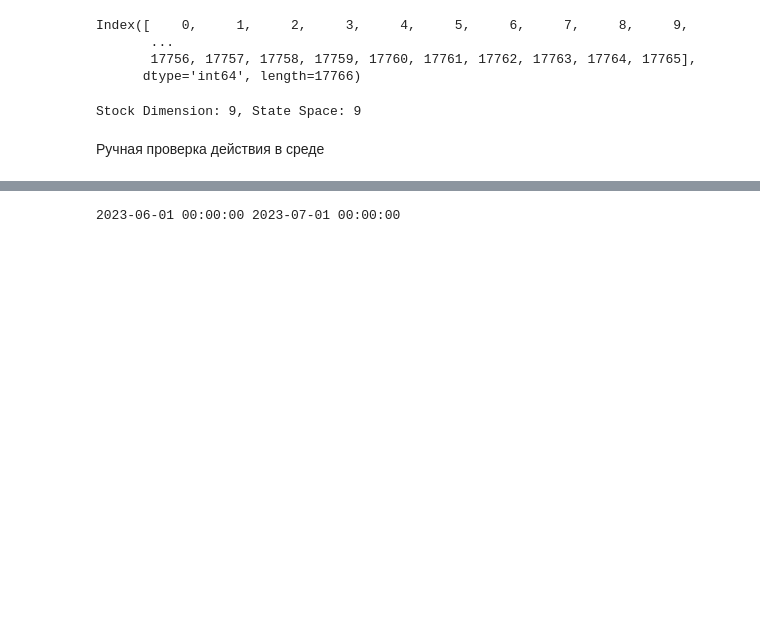
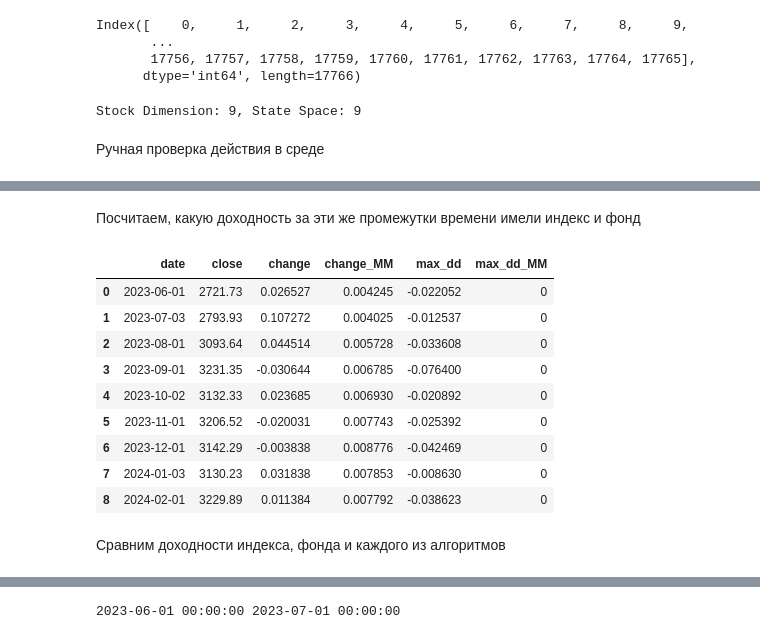
Before and after one commit to AlexTchek/CP2, a Jupyter notebook: PortfolioAllocation.ipynb, the cells around one changed output, grey strips where cells are left out. Drawn from its saved outputs; the diff is of its cells as text; code cells hidden in the pictures; blank space fills up the shorter version.

```diff
--- a/PortfolioAllocation.ipynb
+++ b/PortfolioAllocation.ipynb
@@ -486,0 +563,43 @@ sharp
+# %% [markdown]
+Посчитаем, какую доходность за эти же промежутки времени имели индекс и фонд
+# %%
+df2 = loader.LoadData()
+imoex = df2[df2['tic'] == 'IMOEX']
+imoex.index = imoex['date']
+grouped = imoex.groupby(pd.Grouper(freq='ME')).first()[['date','close']]
+grouped.index = range(len(grouped))
+grouped['change'] = grouped['close'].pct_change().shift(-1)
+
+mm = df2[df2['tic'] == 'MM']
+mm.index = mm['date']
+grouped2 = mm.groupby(pd.Grouper(freq='ME')).first()[['date','close']]
+grouped2.index = range(len(grouped2))
+grouped['change_MM'] = grouped2['close'].pct_change().shift(-1)
+# %%
+gr = imoex.groupby(pd.Grouper(freq='ME'))
+max_dd = []
+for name, group in gr:
+    Roll_Max = group['close'].rolling(22, min_periods=1).max()
+    Daily_Drawdown = group['close']/Roll_Max - 1.0
+    Max_Daily_Drawdown = Daily_Drawdown.rolling(22, min_periods=1).min()
+    max_dd.append(Max_Daily_Drawdown.min())
+grouped['max_dd'] = max_dd
+grouped['max_dd_MM'] = 0
+# %%
+tested_period = grouped.tail(13).head(9) #c 3.2023 и дальше
+tested_period.index = range(9)
+# %%
+tested_period
+# %% [output]
+|  | date | close | change | change_MM | max_dd | max_dd_MM |
+| 0 | 2023-06-01 | 2721.73 | 0.026527 | 0.004245 | -0.022052 | 0 |
+| 1 | 2023-07-03 | 2793.93 | 0.107272 | 0.004025 | -0.012537 | 0 |
+| 2 | 2023-08-01 | 3093.64 | 0.044514 | 0.005728 | -0.033608 | 0 |
+| 3 | 2023-09-01 | 3231.35 | -0.030644 | 0.006785 | -0.076400 | 0 |
+| 4 | 2023-10-02 | 3132.33 | 0.023685 | 0.006930 | -0.020892 | 0 |
+| 5 | 2023-11-01 | 3206.52 | -0.020031 | 0.007743 | -0.025392 | 0 |
+| 6 | 2023-12-01 | 3142.29 | -0.003838 | 0.008776 | -0.042469 | 0 |
+| 7 | 2024-01-03 | 3130.23 | 0.031838 | 0.007853 | -0.008630 | 0 |
+| 8 | 2024-02-01 | 3229.89 | 0.011384 | 0.007792 | -0.038623 | 0 |
+# %% [markdown]
+Сравним доходности индекса, фонда и каждого из алгоритмов
```
Also changed, not shown: parts of 81 cells of this notebook, 9 other files.
